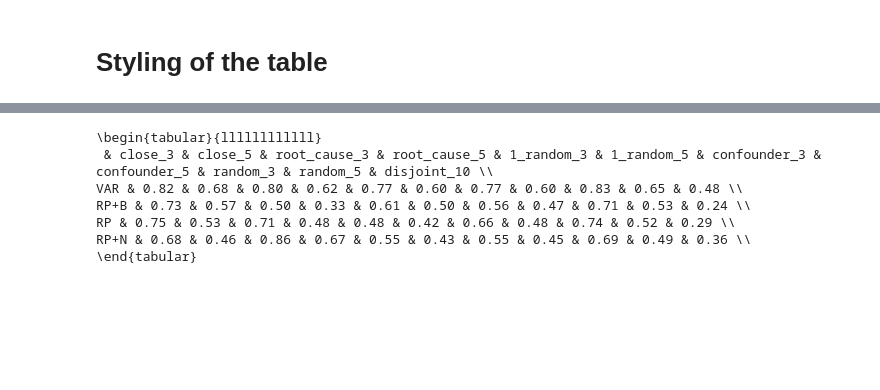
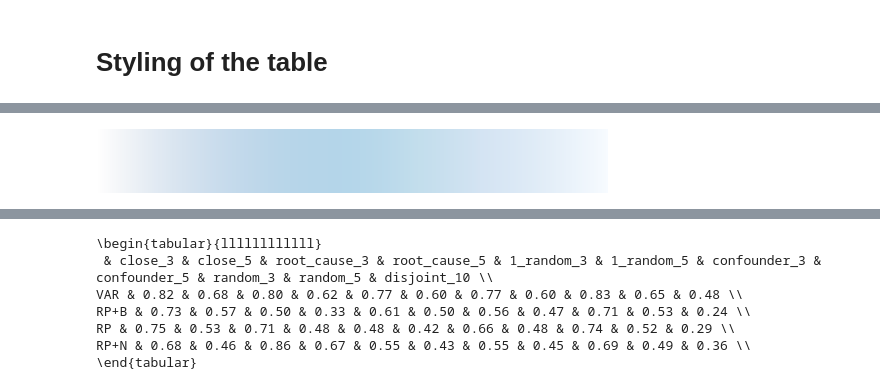
Before and after one commit to CausalRivers/experiments, a Jupyter notebook: exp1.ipynb, the cells around one changed output, grey strips where cells are left out. Cells and saved outputs as stored; diff of their text form; code cells hidden in the pictures; blank space fills up the shorter version.

```diff
--- a/exp1.ipynb
+++ b/exp1.ipynb
@@ -255,0 +152,19 @@ out
+# %%
+# Choose colormap which will be mixed with the alpha values
+cmap = pl.cm.Blues_r
+
+# Get the colormap colors
+my_cmap = cmap(np.arange(cmap.N))
+# Define the alphas in the range from 0 to 1
+alphas = np.linspace(0, 1, cmap.N)
+# Define the background as white
+BG = np.asarray([1., 1., 1.,])
+# Mix the colors with the background
+for i in range(cmap.N):
+    my_cmap[i,:-1] = my_cmap[i,:-1] * alphas[i] + BG * (1.-alphas[i])
+# Create new colormap which mimics the alpha values
+my_cmap = ListedColormap(my_cmap)
+# %%
+my_cmap
+# %% [output]
+[figure, added]
```
Also changed, not shown: parts of 51 cells of this notebook, 5 other files.
